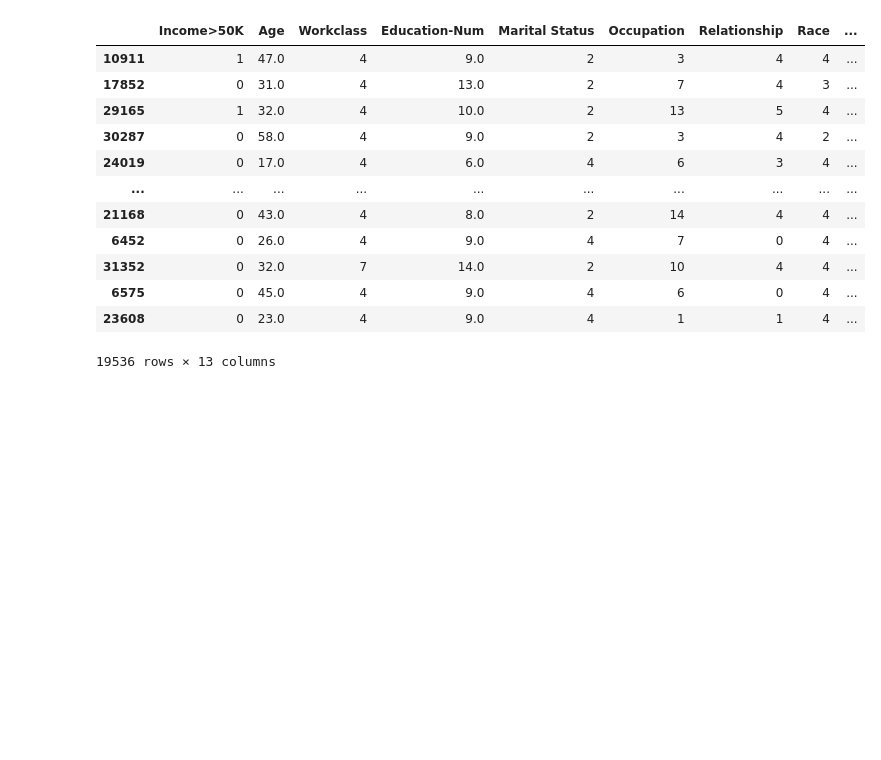
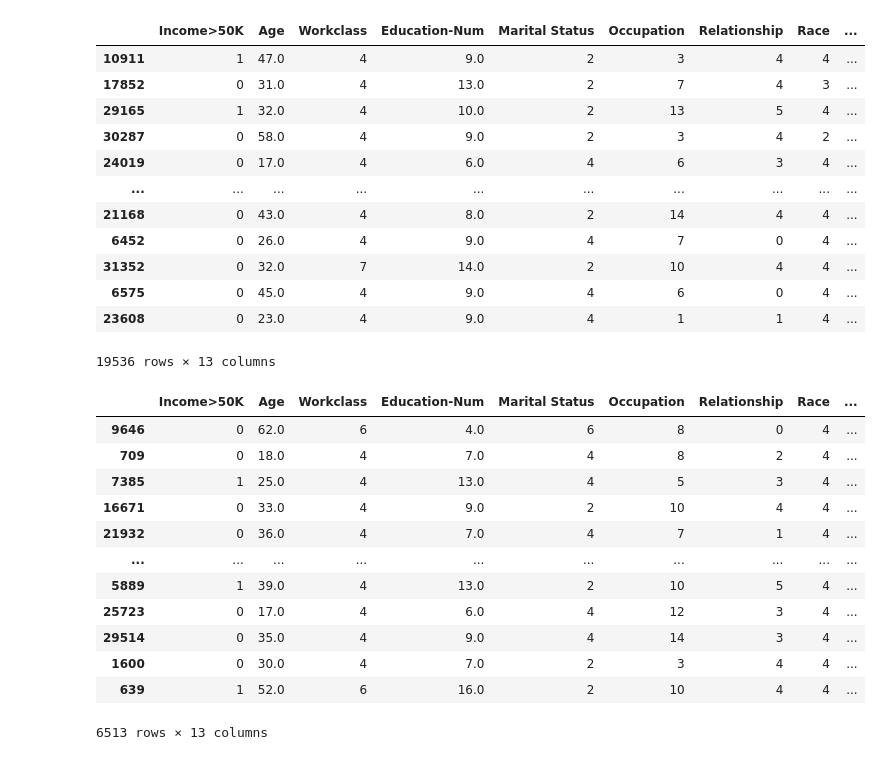
Before and after one commit to Ale24k/PROYECTO-REDES, a Jupyter notebook: Recovery.ipynb, the cells around one changed output. Drawn from its saved outputs; the diff is of its cells as text; code cells hidden in the pictures; blank space fills up the shorter version.

```diff
--- a/Recovery.ipynb
+++ b/Recovery.ipynb
@@ -91,3 +91,19 @@ train
 | 6575 | 0 | 45.0 | 4 | 9.0 | 4 | 6 | 0 | 4 | ... |
 | 23608 | 0 | 23.0 | 4 | 9.0 | 4 | 1 | 1 | 4 | ... |
 19536 rows × 13 columns
+# %%
+test
+# %% [output]
+|  | Income>50K | Age | Workclass | Education-Num | Marital Status | Occupation | Relationship | Race | ... |
+| 9646 | 0 | 62.0 | 6 | 4.0 | 6 | 8 | 0 | 4 | ... |
+| 709 | 0 | 18.0 | 4 | 7.0 | 4 | 8 | 2 | 4 | ... |
+| 7385 | 1 | 25.0 | 4 | 13.0 | 4 | 5 | 3 | 4 | ... |
+| 16671 | 0 | 33.0 | 4 | 9.0 | 2 | 10 | 4 | 4 | ... |
+| 21932 | 0 | 36.0 | 4 | 7.0 | 4 | 7 | 1 | 4 | ... |
+| ... | ... | ... | ... | ... | ... | ... | ... | ... | ... |
+| 5889 | 1 | 39.0 | 4 | 13.0 | 2 | 10 | 5 | 4 | ... |
+| 25723 | 0 | 17.0 | 4 | 6.0 | 4 | 12 | 3 | 4 | ... |
+| 29514 | 0 | 35.0 | 4 | 9.0 | 4 | 14 | 3 | 4 | ... |
+| 1600 | 0 | 30.0 | 4 | 7.0 | 2 | 3 | 4 | 4 | ... |
+| 639 | 1 | 52.0 | 6 | 16.0 | 2 | 10 | 4 | 4 | ... |
+6513 rows × 13 columns
```
Also changed, not shown: parts of 1 cell of this notebook.
